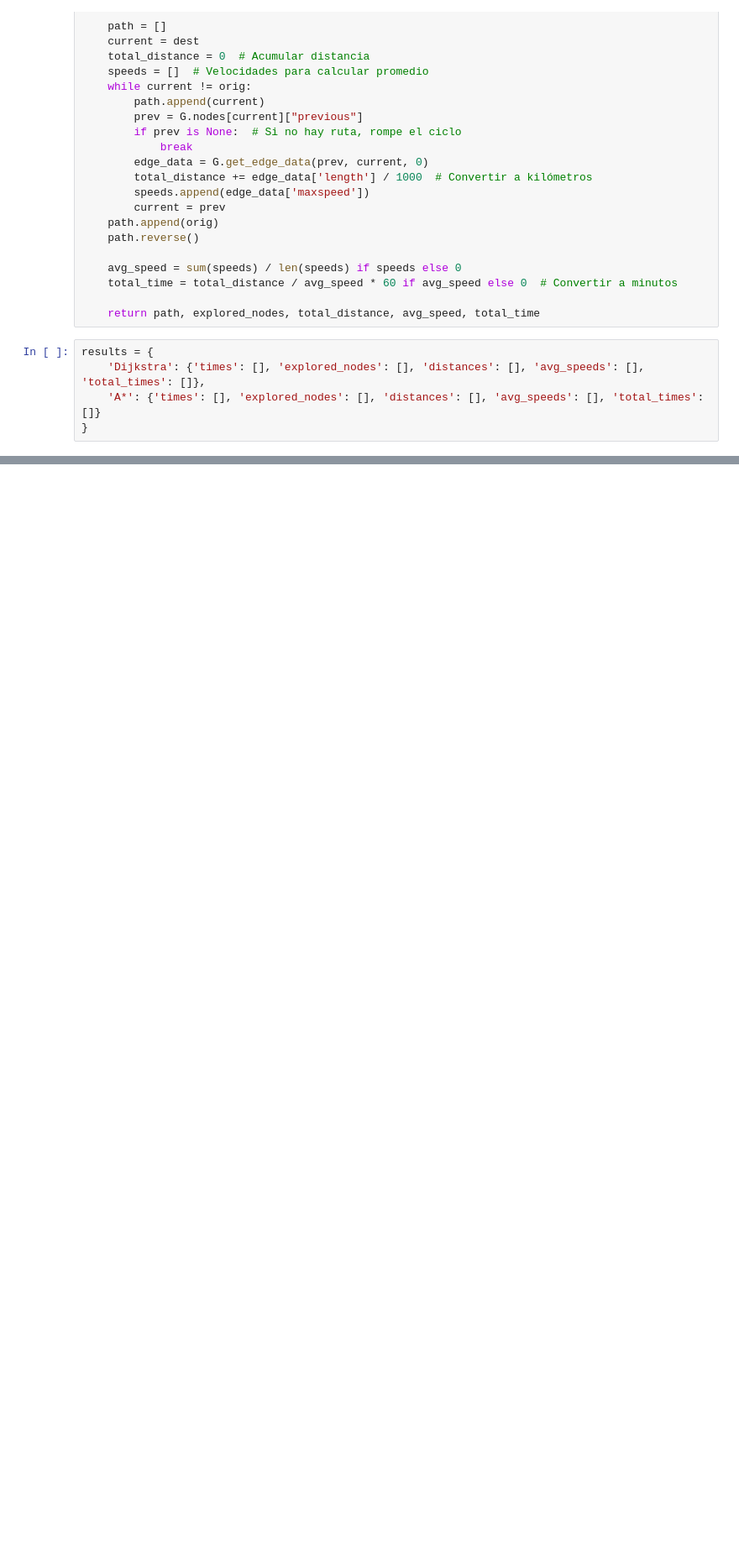
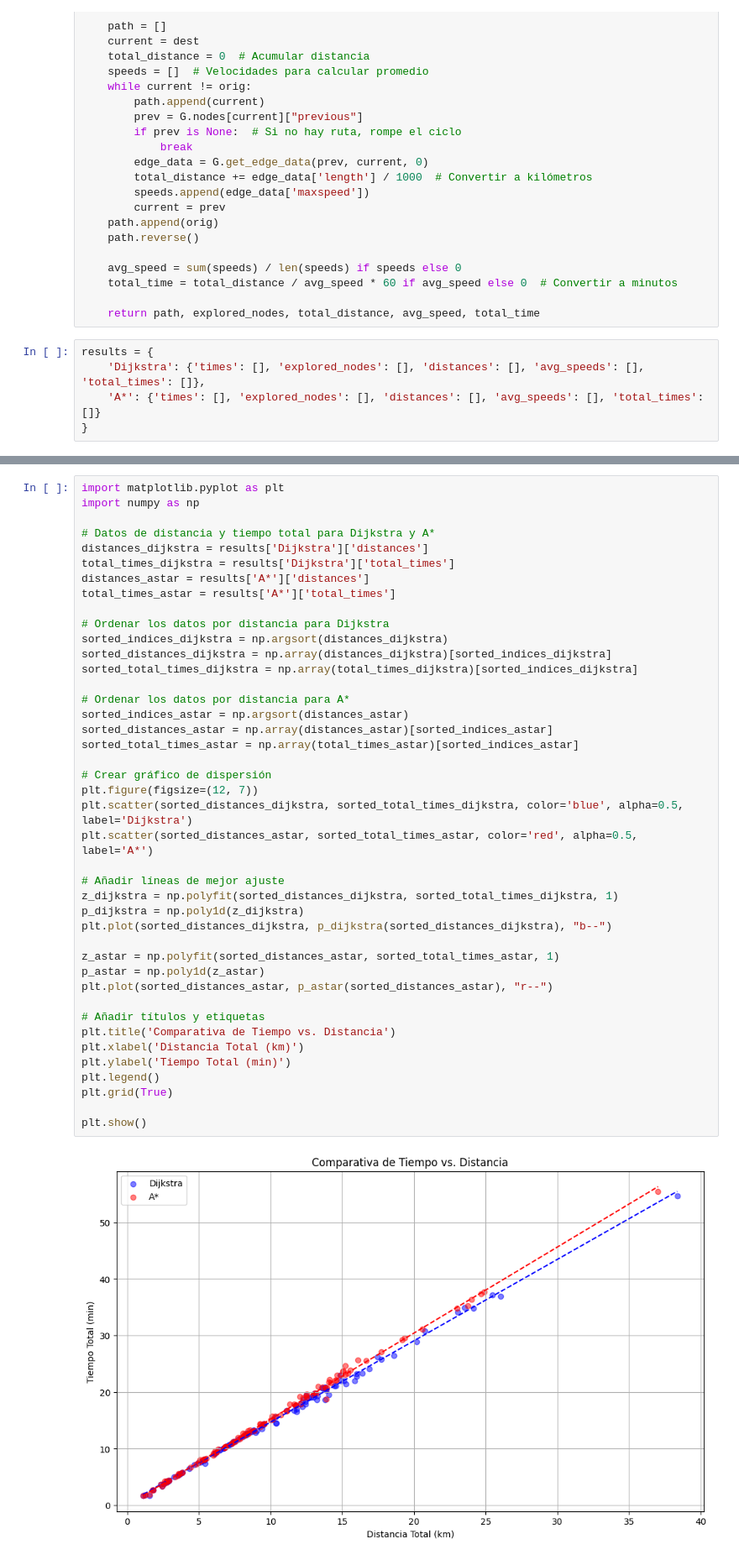
Before and after one commit to HugoAlejandro2002/IA-Project, a Jupyter notebook: pathfinding.ipynb, the cells around one changed output, grey strips where cells are left out. Shown at 84% size. Drawn from its saved outputs; the diff is of its cells as text; blank space fills up the shorter version.

```diff
--- a/pathfinding.ipynb
+++ b/pathfinding.ipynb
@@ -450,0 +508,44 @@ plt.show()
+# %%
+import matplotlib.pyplot as plt
+import numpy as np
+
+# Datos de distancia y tiempo total para Dijkstra y A*
+distances_dijkstra = results['Dijkstra']['distances']
+total_times_dijkstra = results['Dijkstra']['total_times']
+distances_astar = results['A*']['distances']
+total_times_astar = results['A*']['total_times']
+
+# Ordenar los datos por distancia para Dijkstra
+sorted_indices_dijkstra = np.argsort(distances_dijkstra)
+sorted_distances_dijkstra = np.array(distances_dijkstra)[sorted_indices_dijkstra]
+sorted_total_times_dijkstra = np.array(total_times_dijkstra)[sorted_indices_dijkstra]
+
+# Ordenar los datos por distancia para A*
+sorted_indices_astar = np.argsort(distances_astar)
+sorted_distances_astar = np.array(distances_astar)[sorted_indices_astar]
+sorted_total_times_astar = np.array(total_times_astar)[sorted_indices_astar]
+
+# Crear gráfico de dispersión
+plt.figure(figsize=(12, 7))
+plt.scatter(sorted_distances_dijkstra, sorted_total_times_dijkstra, color='blue', alpha=0.5, label='Dijkstra')
+plt.scatter(sorted_distances_astar, sorted_total_times_astar, color='red', alpha=0.5, label='A*')
+
+# Añadir líneas de mejor ajuste
+z_dijkstra = np.polyfit(sorted_distances_dijkstra, sorted_total_times_dijkstra, 1)
+p_dijkstra = np.poly1d(z_dijkstra)
+plt.plot(sorted_distances_dijkstra, p_dijkstra(sorted_distances_dijkstra), "b--")
+
+z_astar = np.polyfit(sorted_distances_astar, sorted_total_times_astar, 1)
+p_astar = np.poly1d(z_astar)
+plt.plot(sorted_distances_astar, p_astar(sorted_distances_astar), "r--")
+
+# Añadir títulos y etiquetas
+plt.title('Comparativa de Tiempo vs. Distancia')
+plt.xlabel('Distancia Total (km)')
+plt.ylabel('Tiempo Total (min)')
+plt.legend()
+plt.grid(True)
+
+plt.show()
+# %% [output]
+[figure, added]
```
Also changed, not shown: parts of 11 cells of this notebook, 1 other file.
